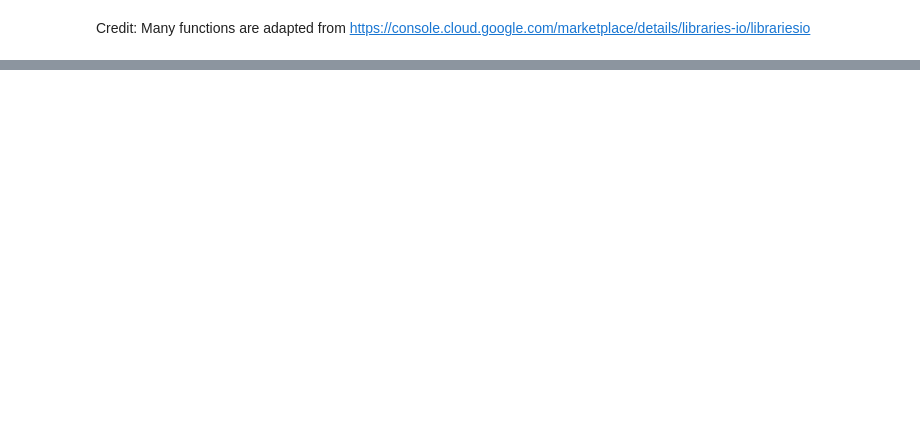
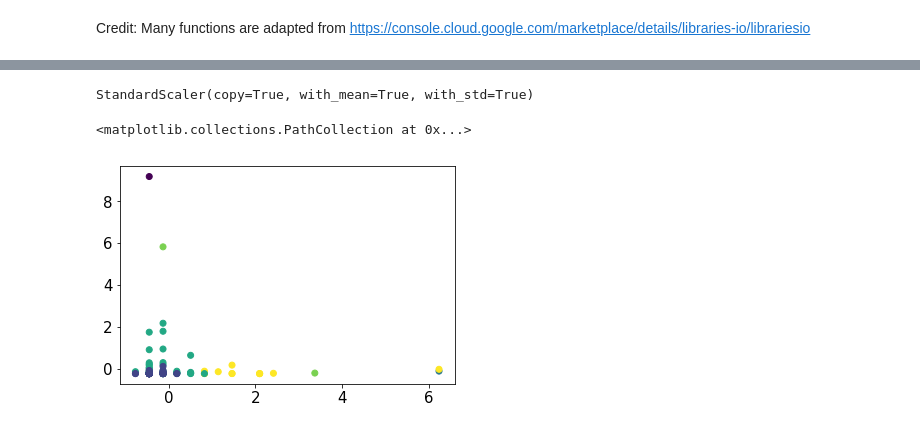
Before and after one commit to BriantOliveira/Topic-Modeling-NASA-Github, a Jupyter notebook: kernel.ipynb, the cells around one changed output, grey strips where cells are left out. Cells and saved outputs as stored; diff of their text form; code cells hidden in the pictures; blank space fills up the shorter version.

Commit message:
Adding Kmeans

```diff
--- a/kernel.ipynb
+++ b/kernel.ipynb
@@ -218,0 +275,9 @@ dependecies2
+# %%
+# Get a list of unique packages that the given user's repositories list as a dependency.
+# Ordered by frequency of use in those repositories.
+
+req = requests.get('https://libraries.io/api/github/nasa/dependencies?api_key=91f3f771438b366da564093e002a2c61&per_page=586')
+names = r.json()
+
+data = pd.DataFrame(names)
+list(data)
@@ -218,0 +414,15 @@ dependecies2
+# %%
+import matplotlib.pyplot as plt
+
+# Pie chart, where the slices will be ordered and plotted counter-clockwise:
+labels = joined_data['manifest_platform']
+sizes = joined_data['dependencies']
+explode = (0, 0, 0, 0.1, 0, 0)
+
+plt.rcParams['font.size'] = 15.0
+fig1, ax1 = plt.subplots(figsize=(20,15))
+ax1.pie(sizes, labels=labels, explode=explode, autopct='%1.1f%%',
+        shadow=True, startangle=90)
+ax1.axis('equal')
+
+plt.show()
@@ -218,0 +583,16 @@ dependecies2
+# %%
+scaler = StandardScaler()
+
+scaler.fit(data[["forks_count","github_contributions_count", "size", "rank", "contributions_count", "stargazers_count", "subscribers_count"]])
+# %% [output]
+StandardScaler(copy=True, with_mean=True, with_std=True)
+# %%
+# Use scaler.transform() on the raw_data and store the results below
+scaled_data = scaler.transform(data[["forks_count","github_contributions_count", "size", "rank", "contributions_count", "stargazers_count", "subscribers_count"]])
+k_means = KMeans(n_clusters=6)
+
+# Fit the k_means object to the scaled data, and store the results it returns below
+output = k_means.fit(scaled_data)
+
+centroids = output.cluster_centers_
+scaled_unique_labels = 6
@@ -218,0 +616,7 @@ dependecies2
+# %%
+# the ':,' gets us all 137 rows of data, while the '1' tells us to only get the data in the first column for each row.
+plt.figure('3 Cluster K-Means')
+plt.scatter(scaled_data[:, 1], scaled_data[:, 2], c=output.labels_)
+# %% [output]
+<matplotlib.collections.PathCollection at 0x...>
+[figure, added]
```
Also changed, not shown: parts of 33 cells of this notebook.
